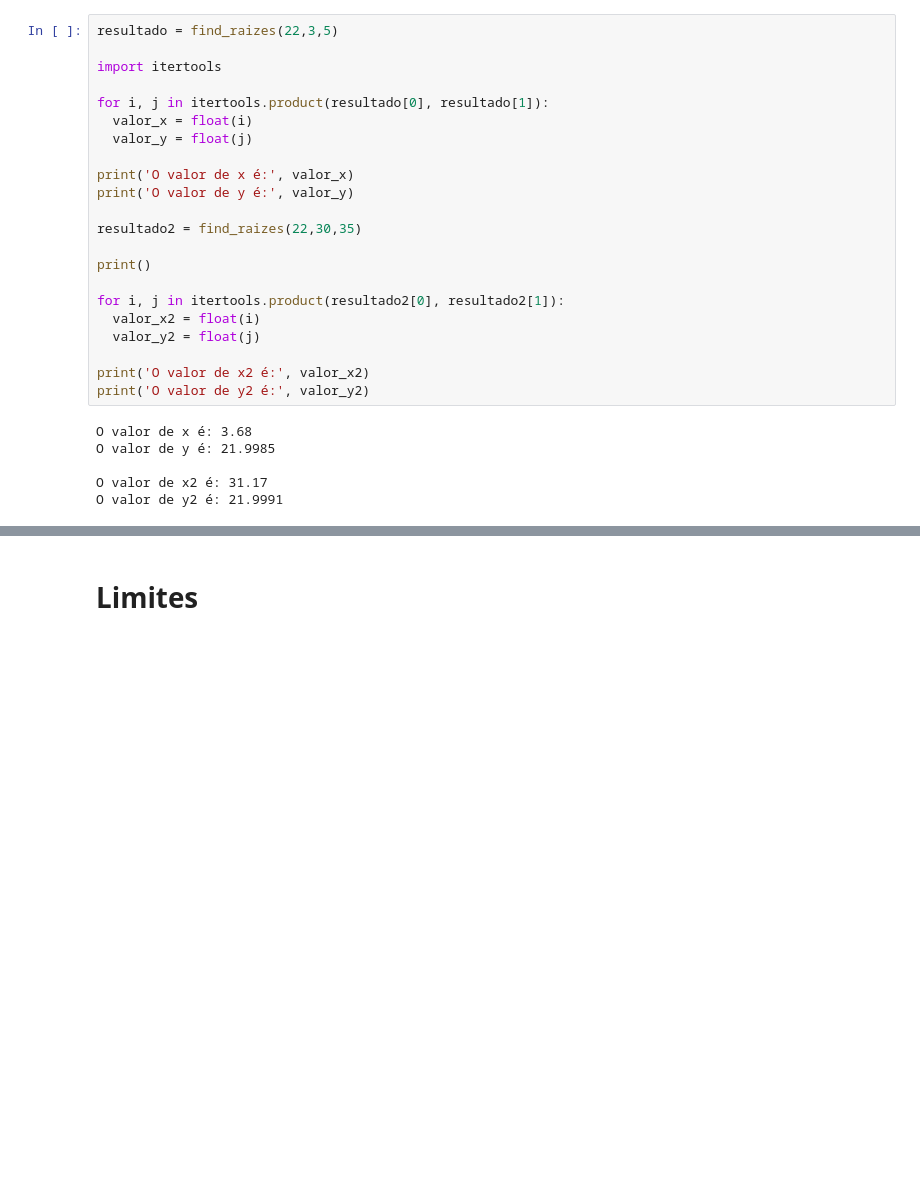
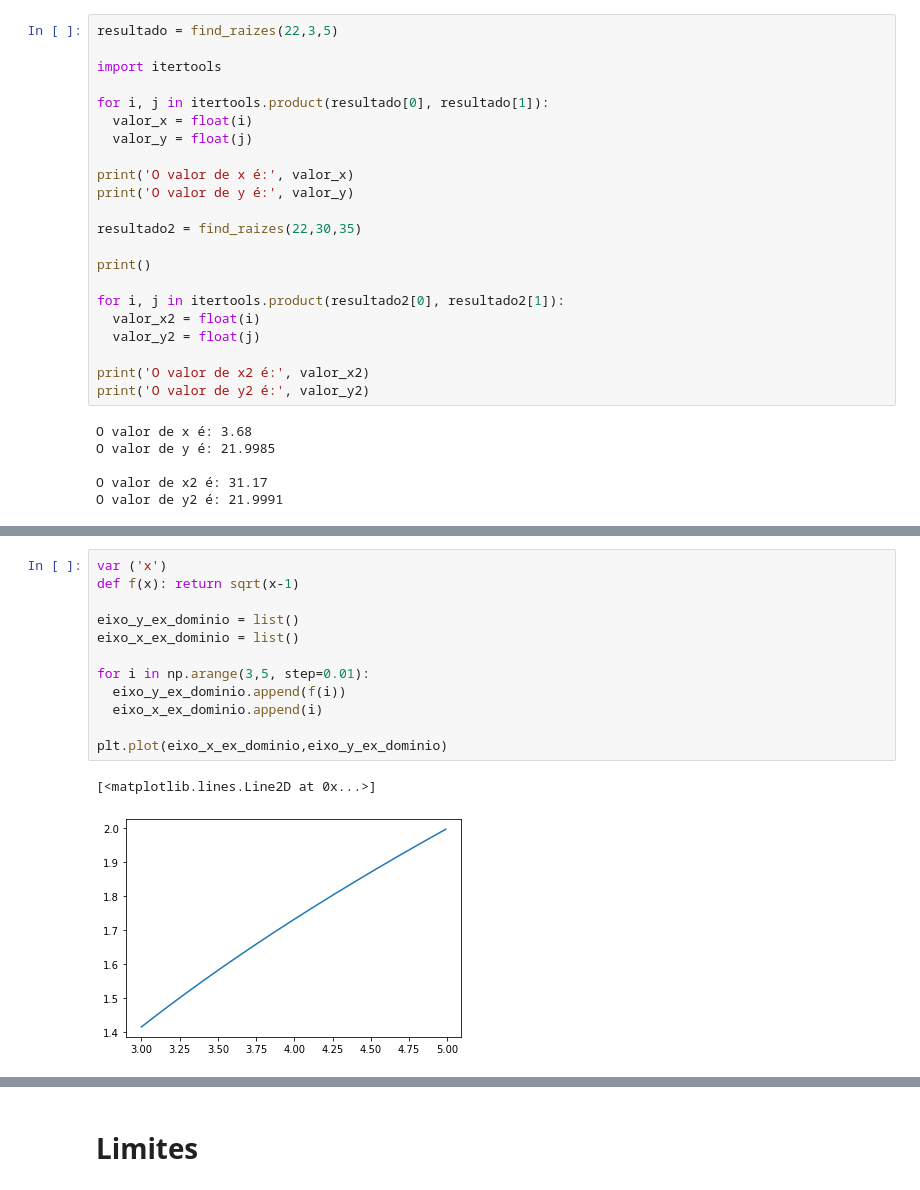
Before and after one commit to gabrielvieiraf/ProjetosPython, a Jupyter notebook: GoogleColab/Calculo/Matematica01.ipynb, the cells around one changed output, grey strips where cells are left out. Saved outputs shown, nothing was run; the diff lists cells and outputs as text; blank space fills up the shorter version.

```diff
--- a/GoogleColab/Calculo/Matematica01.ipynb
+++ b/GoogleColab/Calculo/Matematica01.ipynb
@@ -252,0 +322,15 @@ Logo, para tamanhos menores que: 3.68cm e maiores que 31.17cm, o custo de R$22,0
+# %%
+var ('x')
+def f(x): return sqrt(x-1)
+
+eixo_y_ex_dominio = list()
+eixo_x_ex_dominio = list()
+
+for i in np.arange(3,5, step=0.01):
+  eixo_y_ex_dominio.append(f(i))
+  eixo_x_ex_dominio.append(i)
+
+plt.plot(eixo_x_ex_dominio,eixo_y_ex_dominio)
+# %% [output]
+[<matplotlib.lines.Line2D at 0x...>]
+[figure, added]
```
Also changed, not shown: parts of 37 cells of this notebook.
